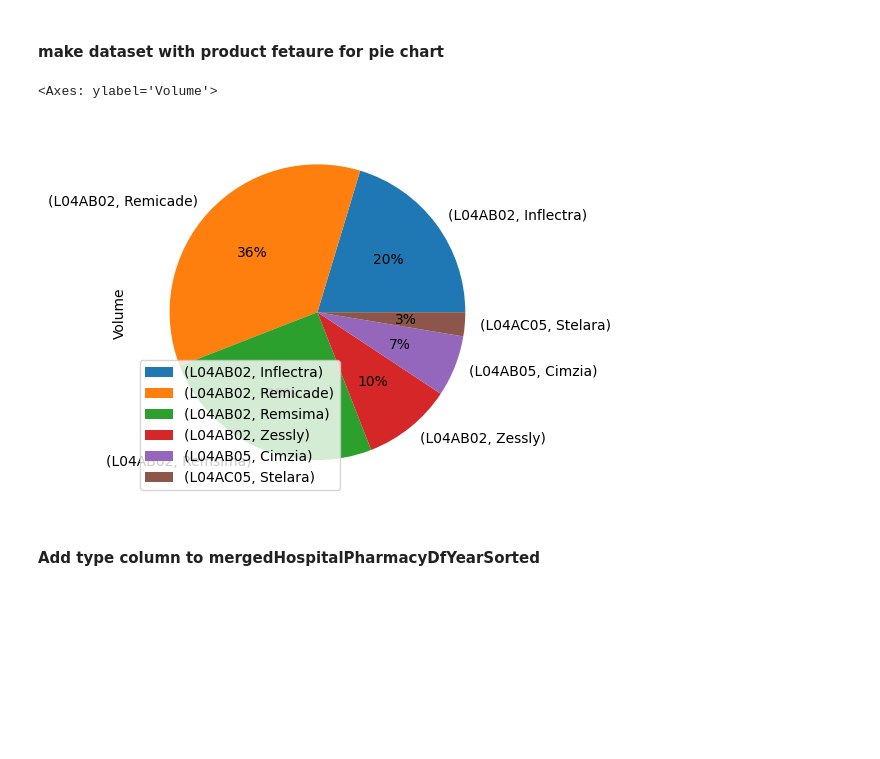
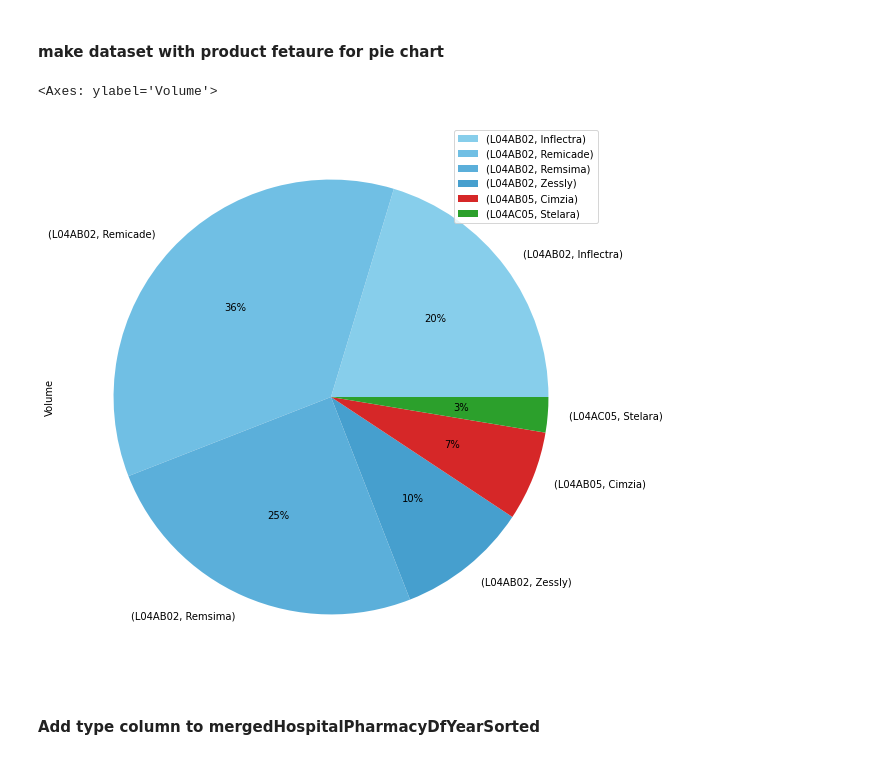
Before and after one commit to Alaa0129/Indication-Insights, a Jupyter notebook: src/Sales_Insight/0_Preprocessing.ipynb, the cells around one changed output. Cells and saved outputs as stored; diff of their text form; code cells hidden in the pictures; blank space fills up the shorter version.

Commit message:
Changes to pie chart

```diff
--- a/src/Sales_Insight/0_Preprocessing.ipynb
+++ b/src/Sales_Insight/0_Preprocessing.ipynb
@@ -226,18 +275,20 @@ mergedDfYearAndL04AC05Sorted = pd.concat([DfYearAndL04AC05SortedZessly, DfYearAn
 # %%
 mergedHospitalPharmacyDfYearAndStelaraSorted['Product'] = 'Stelara'
 mergedHospitalPharmacyDfYearAndCimziaSorted['Product'] = 'Cimzia'
 mergedHospitalPharmacyDfYearAndInflectraSorted['Product'] = 'Inflectra'
 mergedHospitalPharmacyDfYearAndRemicadeSorted['Product'] = 'Remicade'
 mergedHospitalPharmacyDfYearAndRemsimaSorted['Product'] = 'Remsima'
 mergedHospitalPharmacyDfYearAndZesslySorted['Product'] = 'Zessly'
 
 mergedHospitalPharmacyDfYearAndSortedWithproduct = pd.concat([mergedHospitalPharmacyDfYearAndStelaraSorted, mergedHospitalPharmacyDfYearAndCimziaSorted, mergedHospitalPharmacyDfYearAndInflectraSorted, mergedHospitalPharmacyDfYearAndRemicadeSorted, mergedHospitalPharmacyDfYearAndRemsimaSorted, mergedHospitalPharmacyDfYearAndZesslySorted], ignore_index=True)
 
+colors = ['#87CEEB', '#70BFE4', '#5BAFDA', '#469FCE', '#D62728', '#2CA02C']
+
 mergedHospitalPharmacyDfYearAndSortedWithproduct.groupby(['WHO ATC 5 Code', 'Product']).sum().plot(
-    kind='pie', y='Volume', autopct='%1.0f%%')
+    kind='pie', y='Volume', autopct='%1.0f%%', colors=colors, figsize=(10, 10))
 # %% [output]
 <Axes: ylabel='Volume'>
-[figure, old version]
+[figure, new version]
 # %% [markdown]
 #### Add type column to mergedHospitalPharmacyDfYearSorted
 # %%
```
Also changed, not shown: parts of 1 cell of this notebook, 4 other files.
